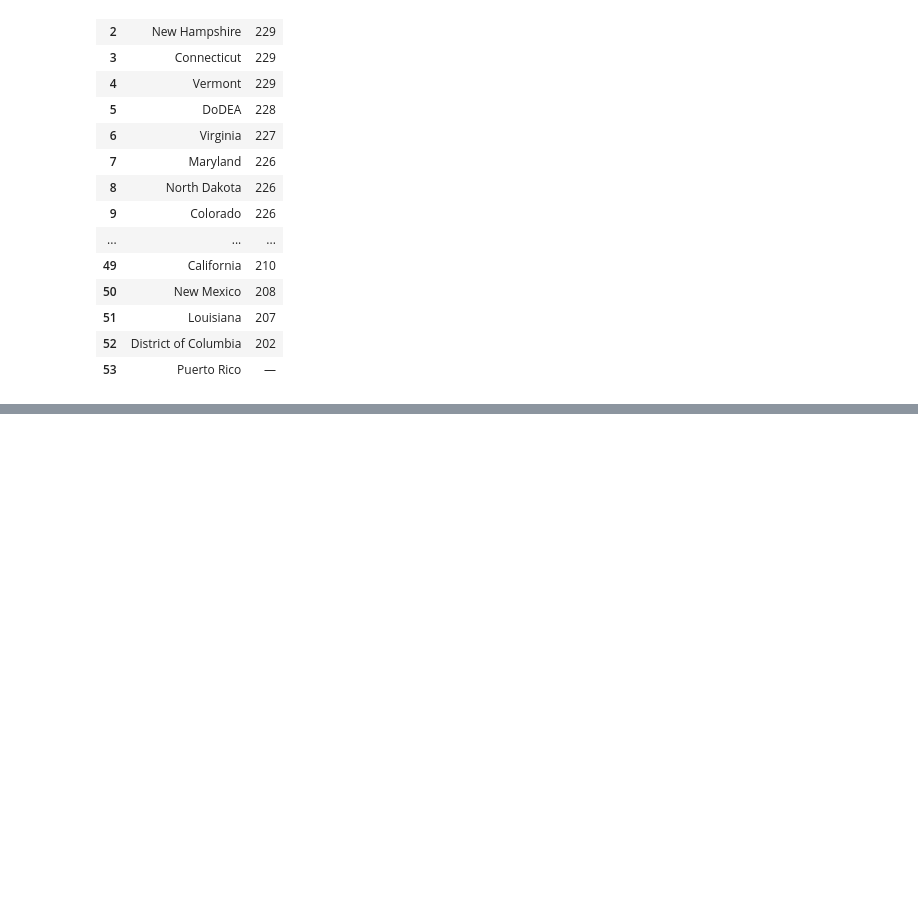
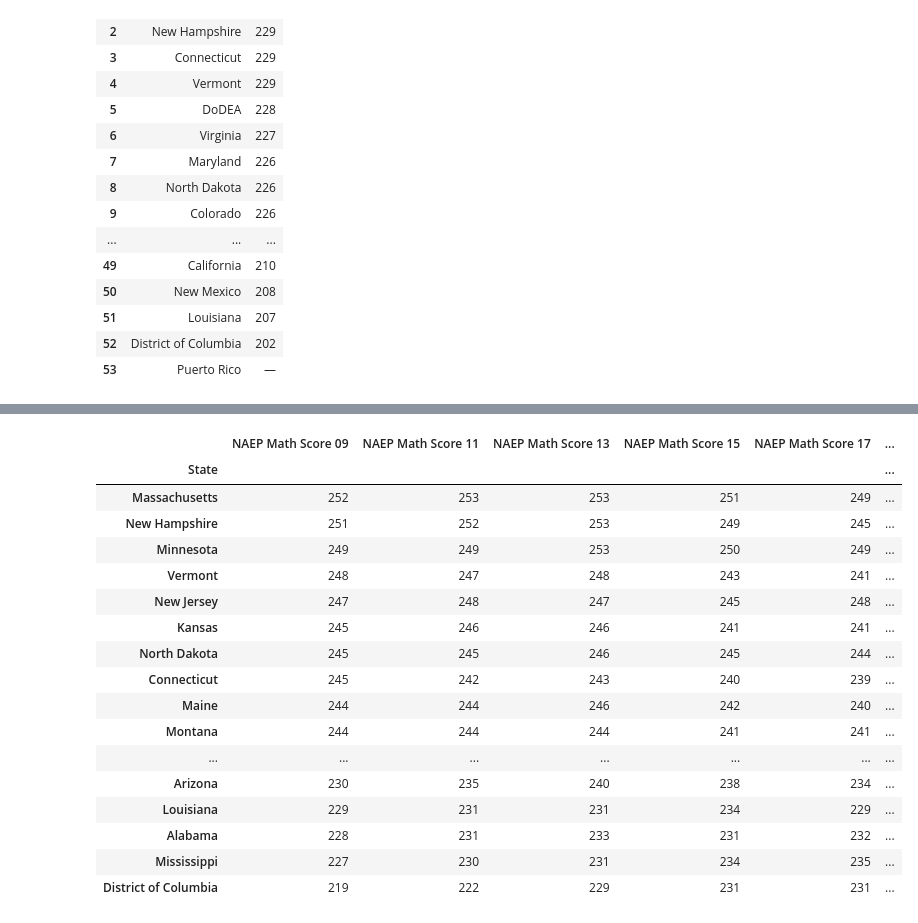
Before and after one commit to josh-acampado/dumbledores_platoon, a Jupyter notebook: National_test_scores.ipynb, the cells around one changed output, grey strips where cells are left out. Saved outputs shown, nothing was run; the diff lists cells and outputs as text; code cells hidden in the pictures; blank space fills up the shorter version.

```diff
--- a/National_test_scores.ipynb
+++ b/National_test_scores.ipynb
@@ -137,0 +133,15 @@ reading_19_df.rename(columns = {'Jurisdiction' : 'State', 'MN' : 'NAEP Reading S
+# %%
+#Merge the dfs
+#math
+new_math_df = math_09_df.merge(math_11_df, on = 'State')
+new_math_df = new_math_df.merge(math_13_df, on = 'State')
+new_math_df = new_math_df.merge(math_15_df, on = 'State')
+new_math_df = new_math_df.merge(math_17_df, on = 'State')
+new_math_df = new_math_df.merge(math_19_df, on = 'State')
+
+#reading
+new_reading_df = reading_09_df.merge(reading_11_df, on = 'State')
+new_reading_df = new_reading_df.merge(reading_13_df, on = 'State')
+new_reading_df = new_reading_df.merge(reading_15_df, on = 'State')
+new_reading_df = new_reading_df.merge(reading_17_df, on = 'State')
+new_reading_df = new_reading_df.merge(reading_19_df, on = 'State')
@@ -137,0 +169,30 @@ reading_19_df.rename(columns = {'Jurisdiction' : 'State', 'MN' : 'NAEP Reading S
+# %%
+#reset state as index
+reset_math_df = new_math_df.set_index('State')
+reset_reading_df = new_reading_df.set_index('State')
+
+#drop DoDEA and Puerto Rico
+clean_math_df = reset_math_df.drop(['DoDEA', 'Puerto Rico'])
+clean_reading_df = reset_reading_df.drop(['DoDEA', 'Puerto Rico'])
+# %%
+#preview dfs
+clean_math_df
+# %% [output]
+|  | NAEP Math Score 09 | NAEP Math Score 11 | NAEP Math Score 13 | NAEP Math Score 15 | NAEP Math Score 17 | ... |
+| State |  |  |  |  |  | ... |
+| Massachusetts | 252 | 253 | 253 | 251 | 249 | ... |
+| New Hampshire | 251 | 252 | 253 | 249 | 245 | ... |
+| Minnesota | 249 | 249 | 253 | 250 | 249 | ... |
+| Vermont | 248 | 247 | 248 | 243 | 241 | ... |
+| New Jersey | 247 | 248 | 247 | 245 | 248 | ... |
+| Kansas | 245 | 246 | 246 | 241 | 241 | ... |
+| North Dakota | 245 | 245 | 246 | 245 | 244 | ... |
+| Connecticut | 245 | 242 | 243 | 240 | 239 | ... |
+| Maine | 244 | 244 | 246 | 242 | 240 | ... |
+| Montana | 244 | 244 | 244 | 241 | 241 | ... |
+| ... | ... | ... | ... | ... | ... | ... |
+| Arizona | 230 | 235 | 240 | 238 | 234 | ... |
+| Louisiana | 229 | 231 | 231 | 234 | 229 | ... |
+| Alabama | 228 | 231 | 233 | 231 | 232 | ... |
+| Mississippi | 227 | 230 | 231 | 234 | 235 | ... |
+| District of Columbia | 219 | 222 | 229 | 231 | 231 | ... |
```
Also changed, not shown: parts of 9 cells of this notebook.
